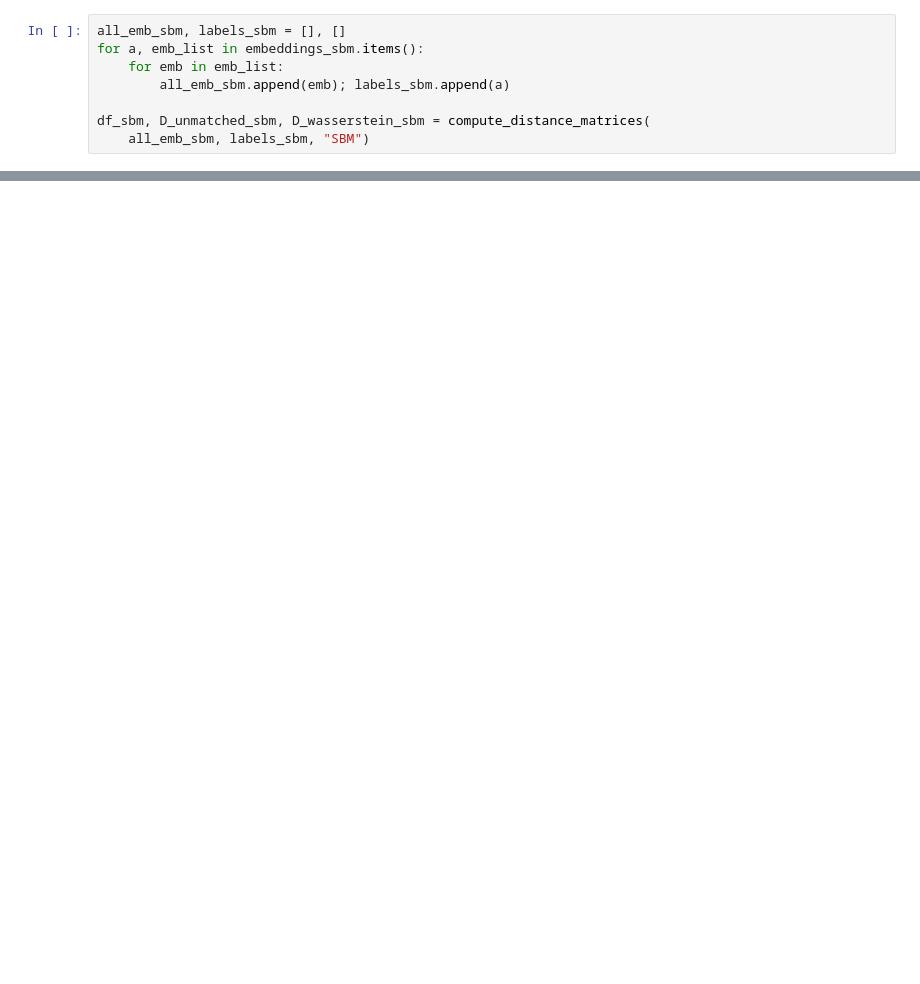
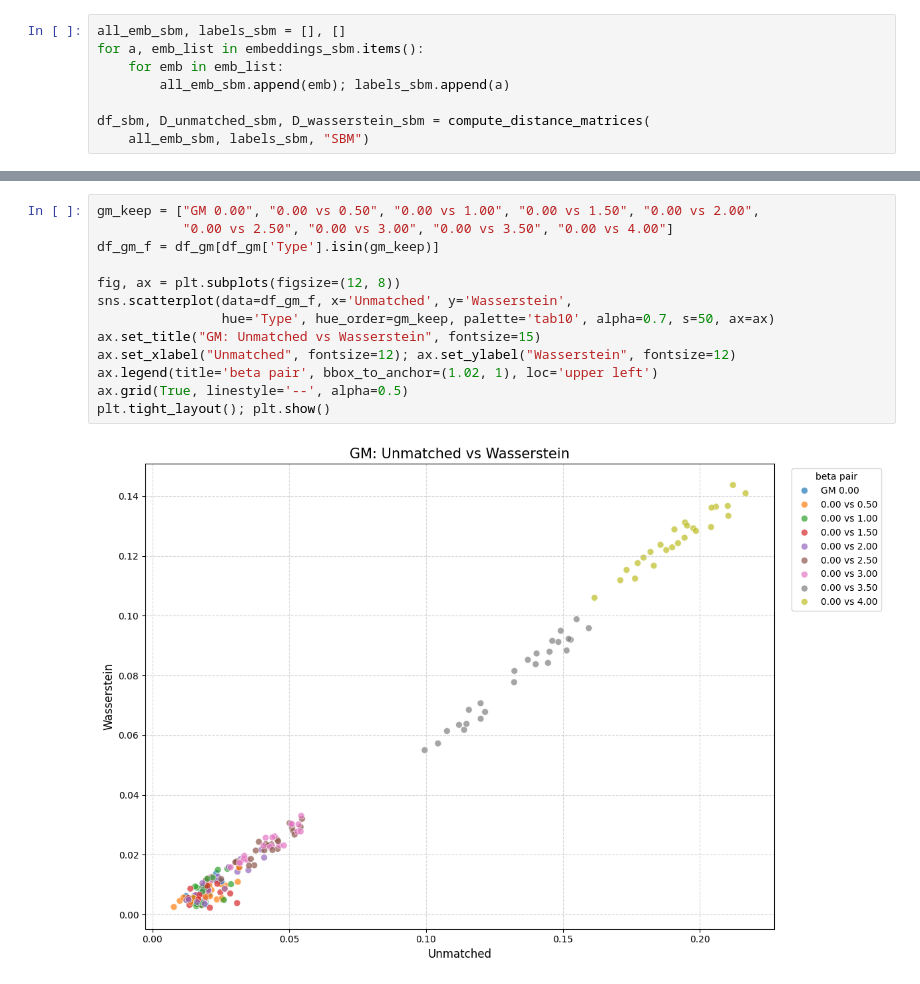
Before and after one commit to lessiogiulia2000-hue/thesis_code, a Jupyter notebook: notebooks/experiments/comparison_models.ipynb, the cells around one changed output, grey strips where cells are left out. Saved outputs shown, nothing was run; the diff lists cells and outputs as text; blank space fills up the shorter version.

```diff
--- a/notebooks/experiments/comparison_models.ipynb
+++ b/notebooks/experiments/comparison_models.ipynb
@@ -760,0 +530,15 @@ plt.tight_layout(); plt.show()
+# %%
+gm_keep = ["GM 0.00", "0.00 vs 0.50", "0.00 vs 1.00", "0.00 vs 1.50", "0.00 vs 2.00",
+           "0.00 vs 2.50", "0.00 vs 3.00", "0.00 vs 3.50", "0.00 vs 4.00"]
+df_gm_f = df_gm[df_gm['Type'].isin(gm_keep)]
+
+fig, ax = plt.subplots(figsize=(12, 8))
+sns.scatterplot(data=df_gm_f, x='Unmatched', y='Wasserstein',
+                hue='Type', hue_order=gm_keep, palette='tab10', alpha=0.7, s=50, ax=ax)
+ax.set_title("GM: Unmatched vs Wasserstein", fontsize=15)
+ax.set_xlabel("Unmatched", fontsize=12); ax.set_ylabel("Wasserstein", fontsize=12)
+ax.legend(title='beta pair', bbox_to_anchor=(1.02, 1), loc='upper left')
+ax.grid(True, linestyle='--', alpha=0.5)
+plt.tight_layout(); plt.show()
+# %% [output]
+[figure, new version]
```
Also changed, not shown: parts of 47 cells of this notebook, 3 other files.
